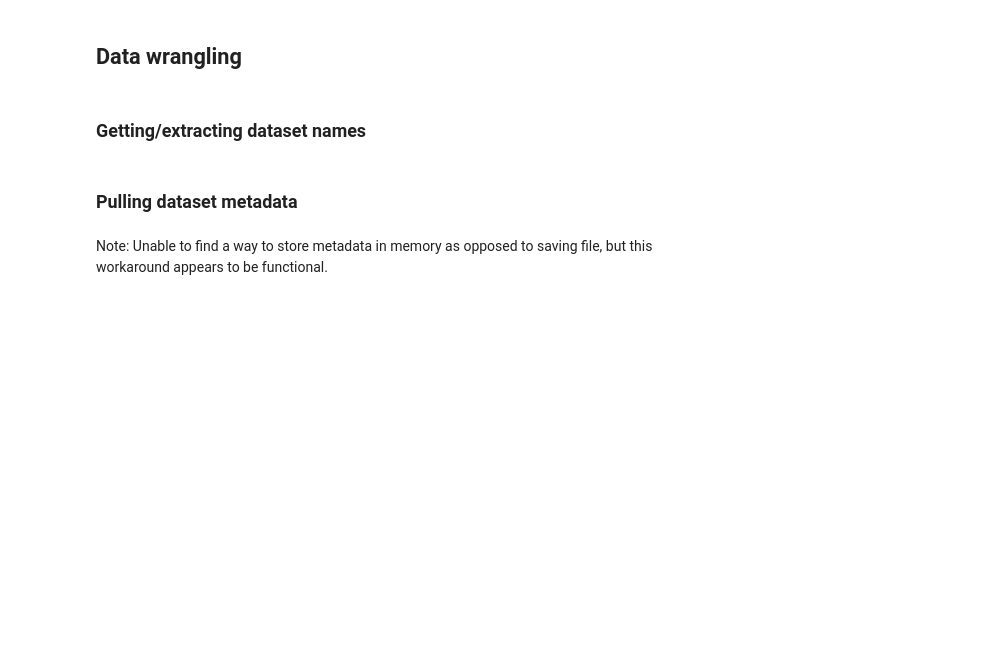
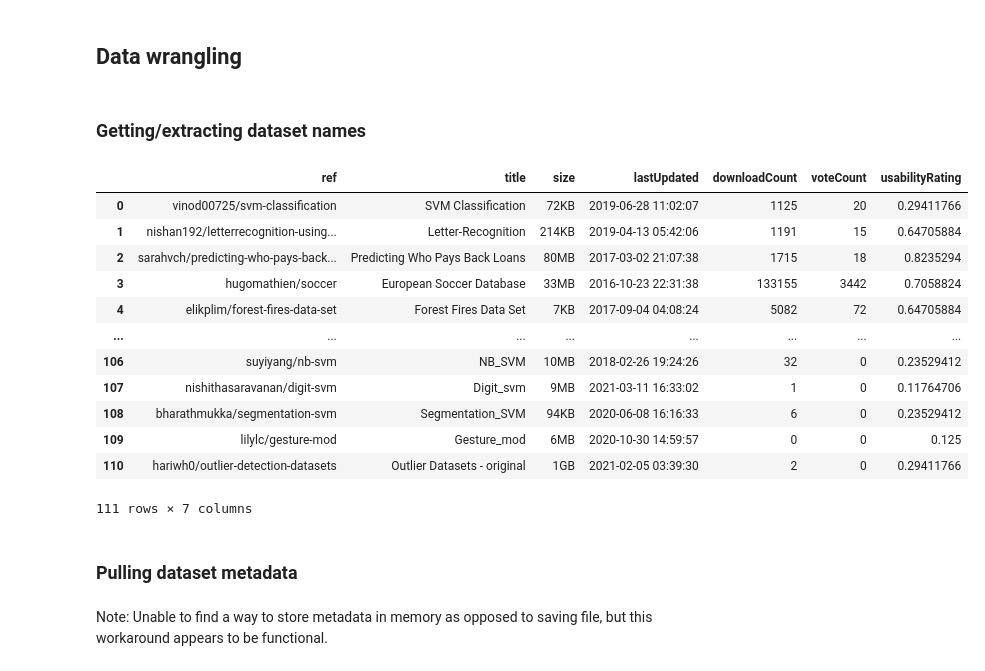
Before and after one commit to michaelbaluja/PyCurator, a Jupyter notebook: Kaggle.ipynb, the cells around one changed output. Saved outputs shown, nothing was run; the diff lists cells and outputs as text; code cells hidden in the pictures; blank space fills up the shorter version.

```diff
--- a/Kaggle.ipynb
+++ b/Kaggle.ipynb
@@ -95,9 +135,0 @@ for search_term in tqdm(search_terms):
-# %%
-# Create DataFrame of results & clean it up
-cumulative_output = StringIO(cumulative_output)
-dataset_df = pd.read_csv(cumulative_output).drop_duplicates().reset_index(drop=True)
-# Note: we drop duplicates because otherwise each page will add headers as a row
-# This should also remedy situations where the same entry comes for multiple search terms
-
-# Removes last row, which is Null entry from stopping criteria set above
-dataset_df.dropna(inplace=True)
@@ -106,3 +186,44 @@ dataset_df
+# %%
+def convert_string_csv_output_to_dataframe(output):
+    '''
+    Given a string variable in csv format, returns a Pandas DataFrame
+
+    Params:
+    - output (str): csv-styled string to be converted
+
+    Returns:
+    - df (pandas.DataFrame): DataFrame consisting of data from 'output' string variable
+    '''
+    # Create DataFrame of results
+    output = StringIO(output)
+    df = pd.read_csv(output)
+
+    # Every page of results will append a row of header values to the DataFrame, so we remove them
+    df = df[df.ref != 'ref'].reset_index(drop=True)
+
+    return df
+# %%
+search_terms = ['svm']
+search_type = 'datasets'
+# %%
+search_output = get_search_output(search_terms, search_type)
+search_output_df = convert_string_csv_output_to_dataframe(search_output)
+# %%
+search_output_df
+# %% [output]
+|  | ref | title | size | lastUpdated | downloadCount | voteCount | usabilityRating |
+| 0 | vinod00725/svm-classification | SVM Classification | 72KB | 2019-06-28 11:02:07 | 1125 | 20 | 0.29411766 |
+| 1 | nishan192/letterrecognition-using... | Letter-Recognition | 214KB | 2019-04-13 05:42:06 | 1191 | 15 | 0.64705884 |
+| 2 | sarahvch/predicting-who-pays-back... | Predicting Who Pays Back Loans | 80MB | 2017-03-02 21:07:38 | 1715 | 18 | 0.8235294 |
+| 3 | hugomathien/soccer | European Soccer Database | 33MB | 2016-10-23 22:31:38 | 133155 | 3442 | 0.7058824 |
+| 4 | elikplim/forest-fires-data-set | Forest Fires Data Set | 7KB | 2017-09-04 04:08:24 | 5082 | 72 | 0.64705884 |
+| ... | ... | ... | ... | ... | ... | ... | ... |
+| 106 | suyiyang/nb-svm | NB_SVM | 10MB | 2018-02-26 19:24:26 | 32 | 0 | 0.23529412 |
+| 107 | nishithasaravanan/digit-svm | Digit_svm | 9MB | 2021-03-11 16:33:02 | 1 | 0 | 0.11764706 |
+| 108 | bharathmukka/segmentation-svm | Segmentation_SVM | 94KB | 2020-06-08 16:16:33 | 6 | 0 | 0.23529412 |
+| 109 | lilylc/gesture-mod | Gesture_mod | 6MB | 2020-10-30 14:59:57 | 0 | 0 | 0.125 |
+| 110 | hariwh0/outlier-detection-datasets | Outlier Datasets - original | 1GB | 2021-02-05 03:39:30 | 2 | 0 | 0.29411766 |
+111 rows × 7 columns
 # %% [markdown]
 ### Pulling dataset metadata
 # %% [markdown]
```
Also changed, not shown: parts of 16 cells of this notebook.
